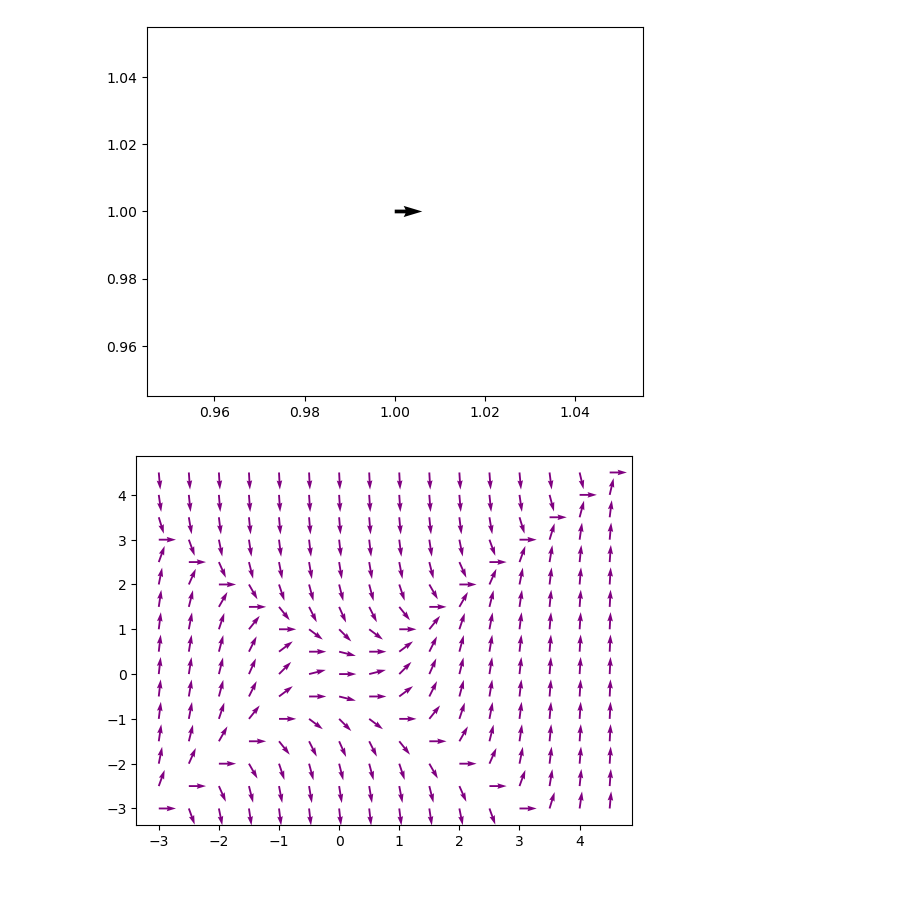
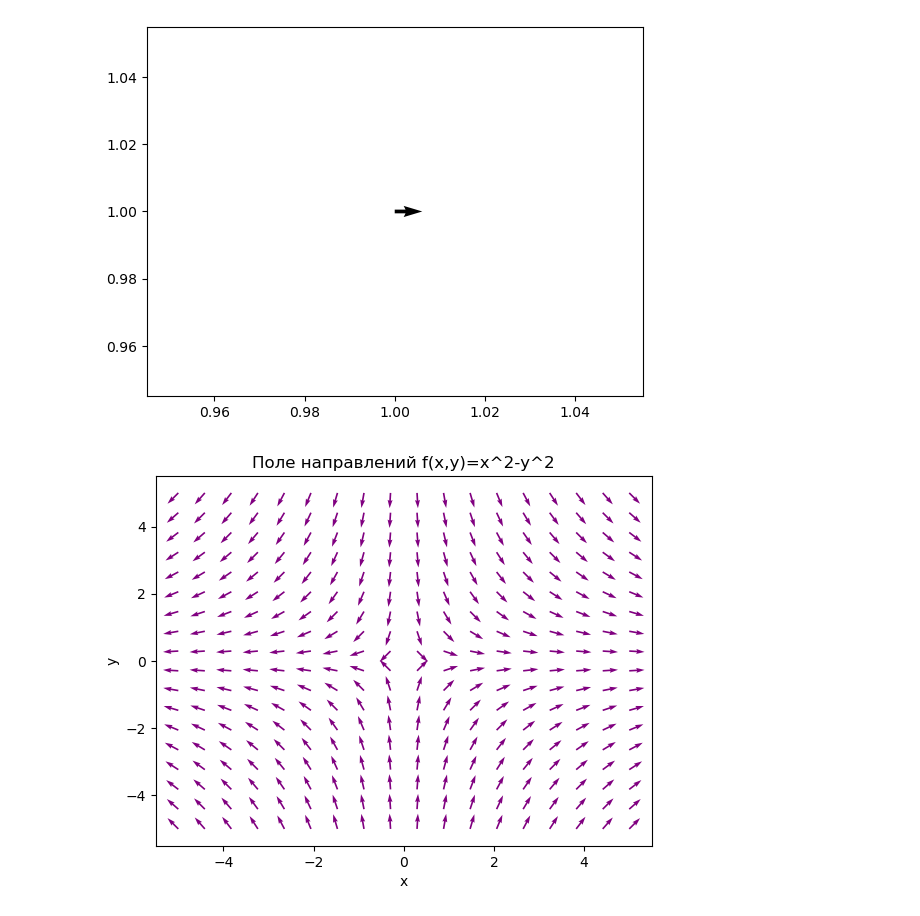
Before and after one commit to ghost171/RobustModels, a Jupyter notebook: homework3/4.ipynb, the cells around one changed output. Saved outputs shown, nothing was run; the diff lists cells and outputs as text; code cells hidden in the pictures; blank space fills up the shorter version.

```diff
--- a/homework3/4.ipynb
+++ b/homework3/4.ipynb
@@ -25,17 +25,22 @@ plt.quiver(x, y, u, v)
 plt.show()
 # %% [output]
 [figure]
-# %%
-nx, ny = .5, .5
-x = np.arange(-3, 5, nx)
-y = np.arange(-3, 5, nx)
-X, Y = np.meshgrid(x, y)
-dy = X**2 - Y**2
-dx = np.ones(dy.shape)
-dyu = dy/np.sqrt(dx**2 + dy**2)
-dxu = dx/np.sqrt(dx**2 + dy**2)
-
-plt.quiver(X, Y, dxu, dyu, color='purple')
-plt.show()
-# %% [output]
-[figure, removed]
+# %%
+x = np.linspace(-5, 5, 18)
+y = np.linspace(-5, 5, 18)
+
+f = lambda x, y: x**2-y**2
+X, Y = np.meshgrid(x, y)
+Z = f(X, Y)
+dz = (2*X, -2*Y) # градиент конечно тоже можно было вычислять через библиотеку, а не руками
+
+normalized_dz0 = dz[0]/np.sqrt(Y**2+X**2)
+normalized_dz1 = dz[1]/np.sqrt(X**2+Y**2)
+# %%
+plt.quiver(X, Y, normalized_dz0, normalized_dz1, color='purple')
+plt.xlabel('x')
+plt.ylabel('y')
+plt.title('Поле направлений f(x,y)=x^2-y^2')
+plt.show()
+# %% [output]
+[figure, added]
```
